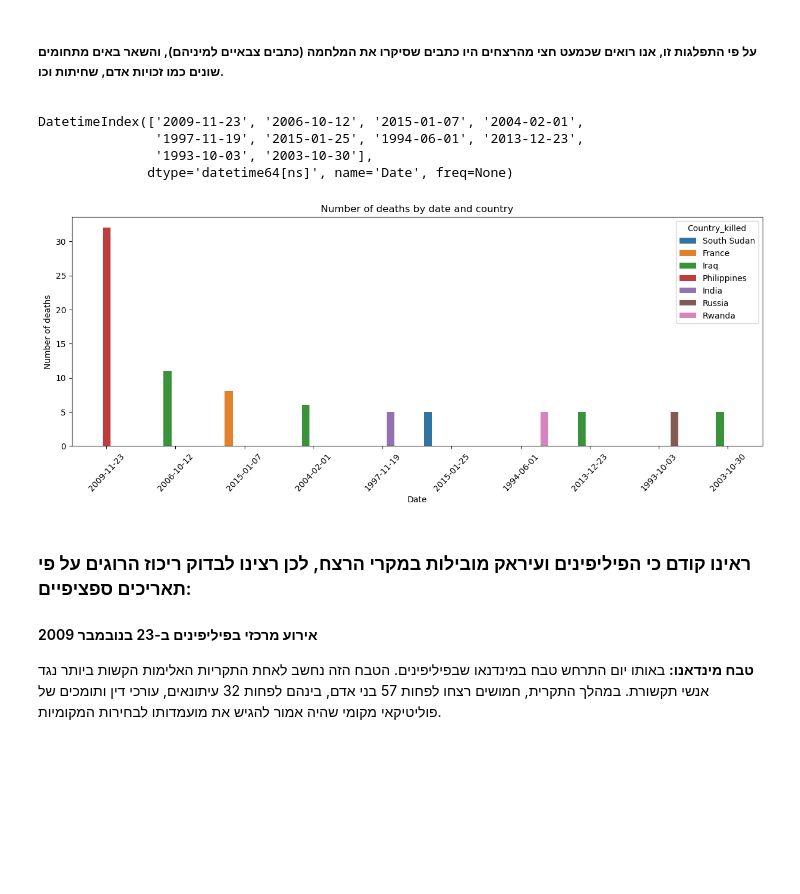
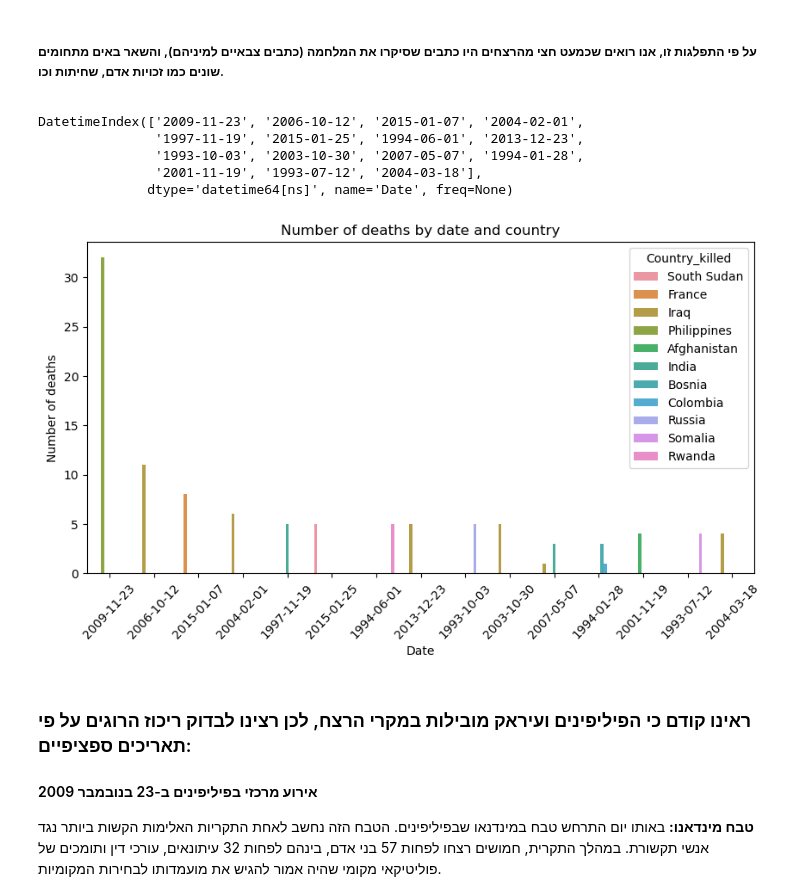
Before and after one commit to lauMren/Journalists-Project, a Jupyter notebook: LAST196.ipynb, the cells around one changed output. Cells and saved outputs as stored; diff of their text form; code cells hidden in the pictures; blank space fills up the shorter version.

```diff
--- a/LAST196.ipynb
+++ b/LAST196.ipynb
@@ -95,0 +151,6 @@ jour['Month'] = jour['Date'].dt.month
+# %%
+jour['Year'] = jour['Year'].astype('Int64')
+jour['Month'] = jour['Month'].astype('Int64')
+jour['month'] = pd.DatetimeIndex(jour['Date']).month.astype('Int64')
+jour['year'] = pd.DatetimeIndex(jour['Date']).year.astype('Int64')
+print(jour['month'] , jour['year'])
@@ -298,30 +383,33 @@ plt.show()
 
 ##### על פי התפלגות זו, אנו רואים שכמעט חצי מהרצחים היו כתבים שסיקרו את המלחמה (כתבים צבאיים למיניהם), והשאר באים מתחומים שונים כמו זכויות אדם, שחיתות וכו.
 # %%
-jour['Date'].value_counts().head(10).index
+#### הרוגים בכללי תאריכים
+jour['Date'].value_counts().head(15).index
 # %% [output]
 DatetimeIndex(['2009-11-23', '2006-10-12', '2015-01-07', '2004-02-01',
                '1997-11-19', '2015-01-25', '1994-06-01', '2013-12-23',
-               '1993-10-03', '2003-10-30'],
+               '1993-10-03', '2003-10-30', '2007-05-07', '1994-01-28',
+               '2001-11-19', '1993-07-12', '2004-03-18'],
               dtype='datetime64[ns]', name='Date', freq=None)
 # %%
-plt.figure(figsize=(15, 5))
-selected_dates = jour['Date'].value_counts().head(10).index
+plt.figure(figsize=(10, 5))
+selected_dates = jour['Date'].value_counts().head(15).index
 filtered_data = jour.loc[jour["Date"].isin(selected_dates)]
 myorder = ['2009-11-23', '2006-10-12', '2015-01-07', '2004-02-01',
                '1997-11-19', '2015-01-25', '1994-06-01', '2013-12-23',
-               '1993-10-03', '2003-10-30']
+               '1993-10-03', '2003-10-30', '2007-05-07', '1994-01-28',
+               '2001-11-19', '1993-07-12', '2004-03-18']
 
 sns.countplot(x="Date", hue="Country_killed", data=filtered_data, order=myorder)
 plt.title("Number of deaths by date and country")
 plt.ylabel("Number of deaths")
 plt.xlabel("Date")
 plt.xticks(rotation=47)
 plt.show()
 
 # העמודות לא ממורכזות בגלל שיש מדינות נוספות בהן נהרגו בתאריכים אלה, אשר אינן מוצגות כאן
 # %% [output]
-[figure, old version]
+[figure, new version]
 # %% [markdown]
 <div dir="rtl">
 
```
Also changed, not shown: parts of 39 cells of this notebook.
